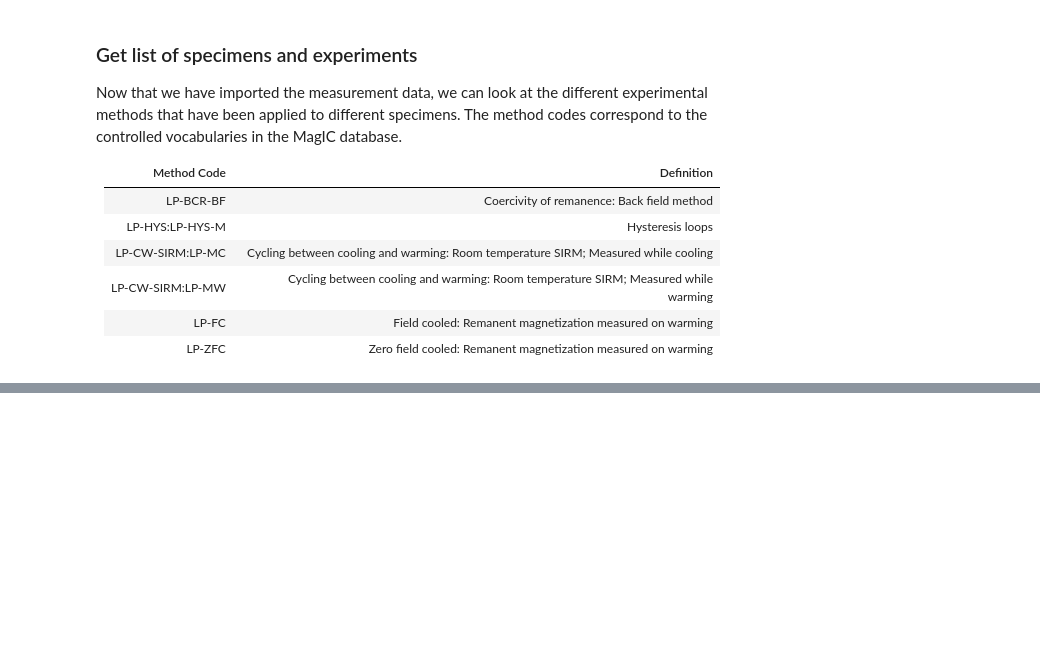
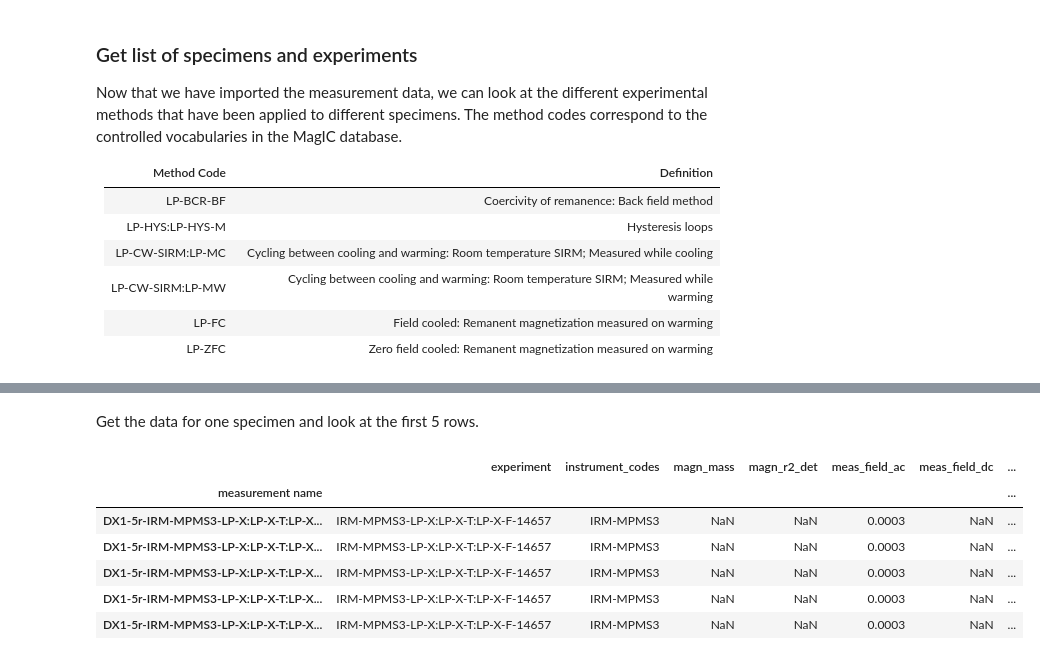
Before and after one commit to PmagPy/RockmagPy-notebooks, a Jupyter notebook: rockmag_data_unpack.ipynb, the cells around one changed output, grey strips where cells are left out. Saved outputs shown, nothing was run; the diff lists cells and outputs as text; code cells hidden in the pictures; blank space fills up the shorter version.

```diff
--- a/rockmag_data_unpack.ipynb
+++ b/rockmag_data_unpack.ipynb
@@ -97,0 +189,15 @@ experiments
+# %% [markdown]
+Get the data for one specimen and look at the first 5 rows.
+# %%
+specimen_name = 'DX1-5r'
+specimen_data = SSRM2022C_measurements[SSRM2022C_measurements["specimen"] == specimen_name]
+specimen_data.dropna(axis=1, how='all', inplace=True)
+specimen_data.head()
+# %% [output]
+|  | experiment | instrument_codes | magn_mass | magn_r2_det | meas_field_ac | meas_field_dc | ... |
+| measurement name |  |  |  |  |  |  | ... |
+| DX1-5r-IRM-MPMS3-LP-X:LP-X-T:LP-X... | IRM-MPMS3-LP-X:LP-X-T:LP-X-F-14657 | IRM-MPMS3 | NaN | NaN | 0.0003 | NaN | ... |
+| DX1-5r-IRM-MPMS3-LP-X:LP-X-T:LP-X... | IRM-MPMS3-LP-X:LP-X-T:LP-X-F-14657 | IRM-MPMS3 | NaN | NaN | 0.0003 | NaN | ... |
+| DX1-5r-IRM-MPMS3-LP-X:LP-X-T:LP-X... | IRM-MPMS3-LP-X:LP-X-T:LP-X-F-14657 | IRM-MPMS3 | NaN | NaN | 0.0003 | NaN | ... |
+| DX1-5r-IRM-MPMS3-LP-X:LP-X-T:LP-X... | IRM-MPMS3-LP-X:LP-X-T:LP-X-F-14657 | IRM-MPMS3 | NaN | NaN | 0.0003 | NaN | ... |
+| DX1-5r-IRM-MPMS3-LP-X:LP-X-T:LP-X... | IRM-MPMS3-LP-X:LP-X-T:LP-X-F-14657 | IRM-MPMS3 | NaN | NaN | 0.0003 | NaN | ... |
```
Also changed, not shown: parts of 15 cells of this notebook.
